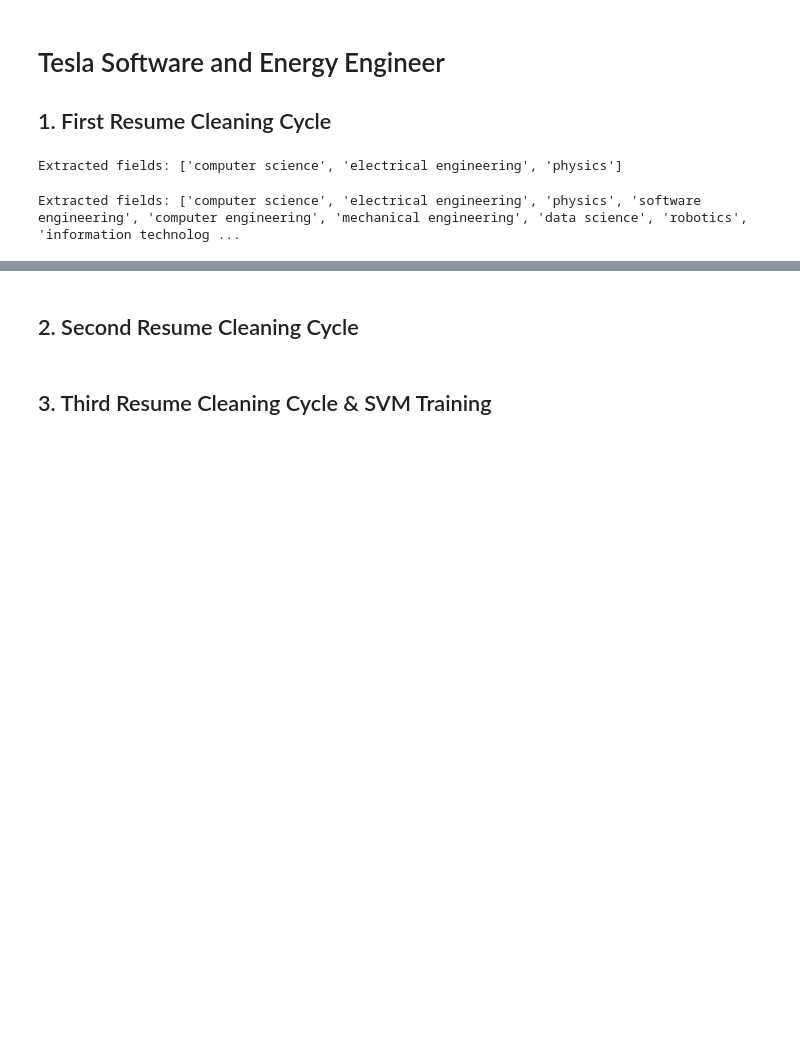
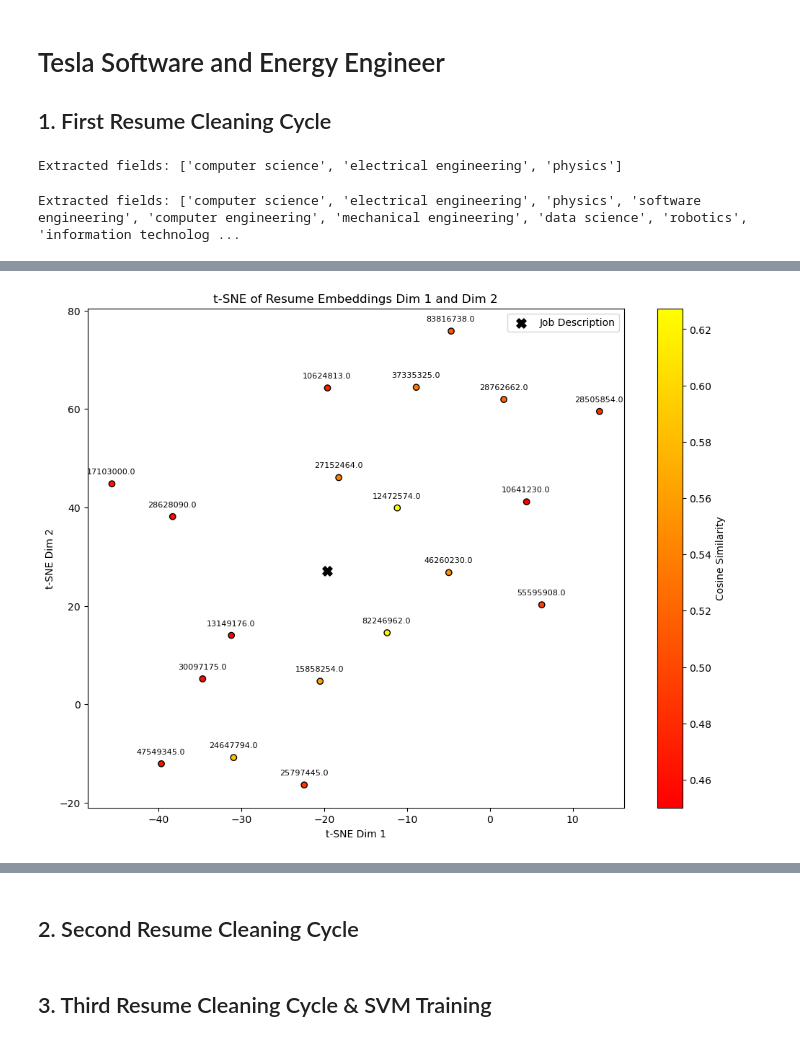
Before and after one commit to henry-AY/ResumeScreening, a Jupyter notebook: Resume_Screening.ipynb, the cells around one changed output, grey strips where cells are left out. Cells and saved outputs as stored; diff of their text form; code cells hidden in the pictures; blank space fills up the shorter version.

```diff
--- a/Resume_Screening.ipynb
+++ b/Resume_Screening.ipynb
@@ -424,3 +485,52 @@ df_tech_cleaned.head()
 | 314 | 10641230 | IT MANAGEMENT Career Overvi... | INFORMATION-TECHNOLOGY | it management career overview det... | True | 0.450062 |
 | 1695 | 82246962 | TEST ENGINEERING Profile I a... | ENGINEERING | test engineering profile i am see... | True | 0.620938 |
 | 1696 | 13149176 | ENGINEERING TECHNICIAN Professi... | ENGINEERING | engineering technician profession... | True | 0.452321 |
+# %%
+# Prob going to delete this one, because it doesn't really make sense. TBH I just thought it looked cool but
+# it doesn't help much and took way too long
+
+# Graphing resume embeddings with computed similarity
+# https://medium.com/analytics-vidhya/visualising-embeddings-with-t-sne-b54bf6b635f
+
+resume_embeddings = df_tech_cleaned['Cleaned_str'].apply(lambda x: m_SBERT.encode(x))
+resume_embeddings = np.vstack(resume_embeddings)
+all_embeddings = np.vstack([resume_embeddings, tesla_job_embeddings])
+
+# Perplexity is too high, so update it to a number between 5 and 30 based on neighbors
+n_samples = embeddings.shape[0]
+l_perplexity = min(30, max(2, math.floor(n_samples / 3)))
+
+tsne = TSNE(random_state = 0, max_iter = 1000, metric = 'cosine', perplexity = l_perplexity)
+tnse_fitted = tsne.fit_transform(all_embeddings)
+
+df_tnse_fitted = pd.DataFrame()
+
+# Add ID and cosine similarity
+df_tnse_fitted['ID'] = df_tech_cleaned['ID']
+df_tnse_fitted['Similarity'] = df_tech_cleaned['Computed_similarity']
+df_tnse_fitted['X'] = tnse_fitted[:-1,0]
+df_tnse_fitted['Y'] = tnse_fitted[:-1,1]
+
+# Job description
+x_job = tnse_fitted[-1, 0]
+y_job = tnse_fitted[-1, 1]
+
+# Plot everything
+plt.figure(figsize=(12, 9))
+scatter = plt.scatter(df_tnse_fitted['X'], df_tnse_fitted['Y'], c = df_tnse_fitted['Similarity'], cmap='autumn', edgecolors='black')
+plt.scatter(x_job, y_job, color='black', marker='X', s=90, label='Job Description')
+
+# Plot ID so that we can see what resume it is
+for i, j in df_tnse_fitted.iterrows():
+    plt.text(j['X'] - 3, j['Y'] + 2, j['ID'], size = 8)
+
+# Axis labels and title
+bar = plt.colorbar(scatter)
+bar.set_label("Cosine Similarity")
+plt.xlabel("t-SNE Dim 1")
+plt.ylabel("t-SNE Dim 2")
+plt.title("t-SNE of Resume Embeddings Dim 1 and Dim 2")
+plt.legend()
+plt.show()
+# %% [output]
+[figure, added]
```
Also changed, not shown: parts of 12 cells of this notebook.
